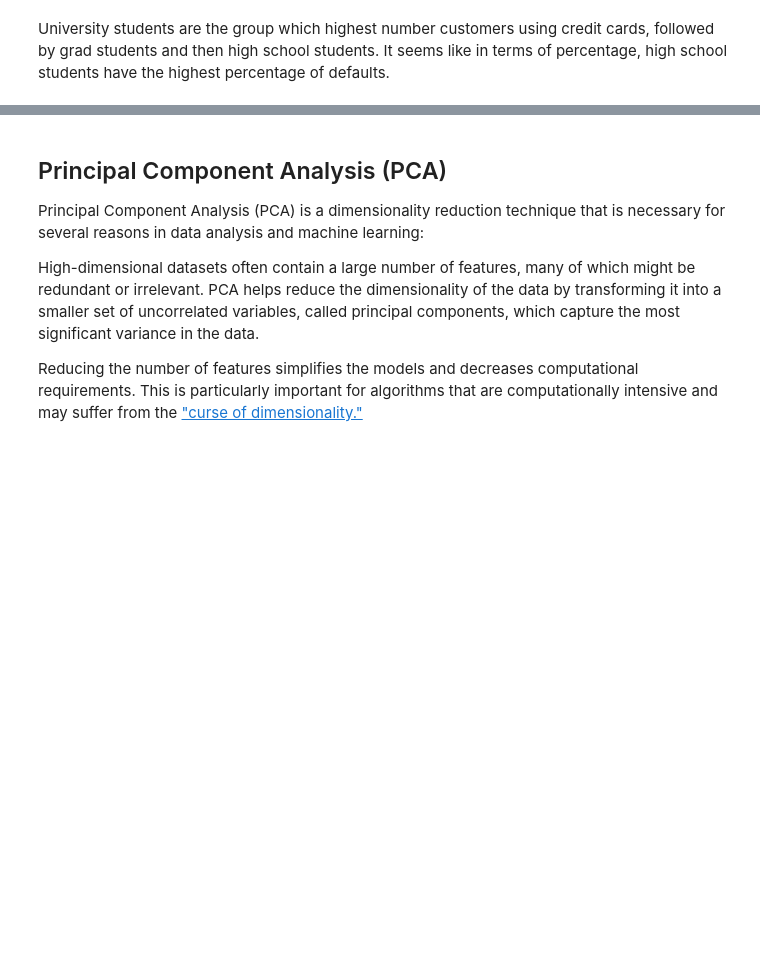
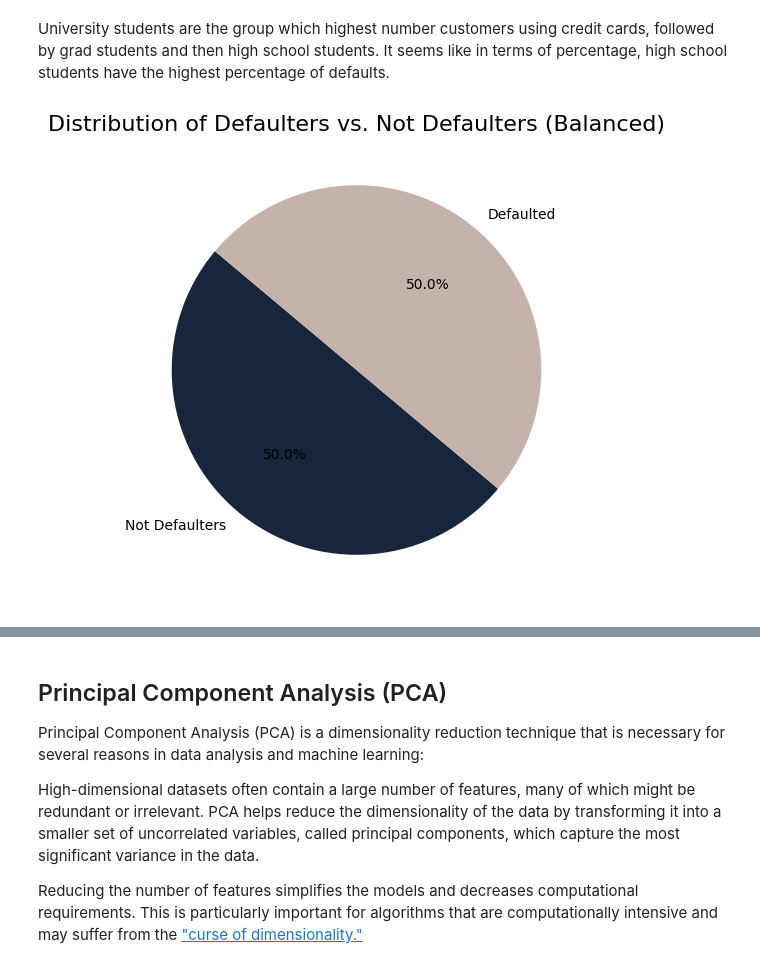
Before and after one commit to martinl5/Credit-Card-Default-in-Taiwan, a Jupyter notebook: creditcarddefault.ipynb, the cells around one changed output, grey strips where cells are left out. Cells and saved outputs as stored; diff of their text form; code cells hidden in the pictures; blank space fills up the shorter version.

```diff
--- a/creditcarddefault.ipynb
+++ b/creditcarddefault.ipynb
@@ -284,3 +284,41 @@ plt.show()
 # %% [markdown]
 University students are the group which highest number customers using credit cards, followed by grad students and then high school students.
 It seems like in terms of percentage, high school students have the highest percentage of defaults.
+# %%
+# Balance the dataset using boostrapping
+from sklearn.utils import resample
+
+# Separate majority and minority classes
+majority = df[df.Default == 0]
+minority = df[df.Default == 1]
+
+# Upsample minority class
+minority_upsampled = resample(
+    minority,
+    replace=True,  # sample with replacement
+    n_samples=len(majority),  # to match majority class
+    random_state=42,
+)  # reproducible results
+# Combine majority class with upsampled minority class
+df_balanced = pd.concat([majority, minority_upsampled])
+# Visualize new class distribution
+plt.figure(figsize=(8, 6))
+counts = df_balanced["Default"].value_counts()
+labels = ["Not Defaulters", "Defaulted"]
+colors = ["#17263a", "#c5b2aa"]
+
+
+def make_autopct(colors):
+    def inner_autopct(pct):
+        return f"{pct:.1f}%" if pct > 0 else ""
+
+    return inner_autopct
+
+
+plt.pie(
+    counts, labels=labels, autopct=make_autopct(colors), startangle=140, colors=colors
+)
+plt.title("Distribution of Defaulters vs. Not Defaulters (Balanced)", fontsize=16)
+plt.show()
+# %% [output]
+[figure, added]
```
Also changed, not shown: parts of 18 cells of this notebook.
